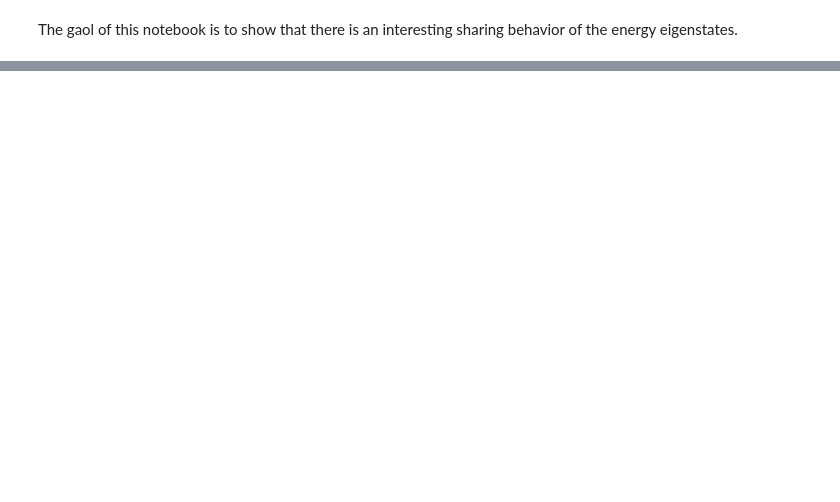
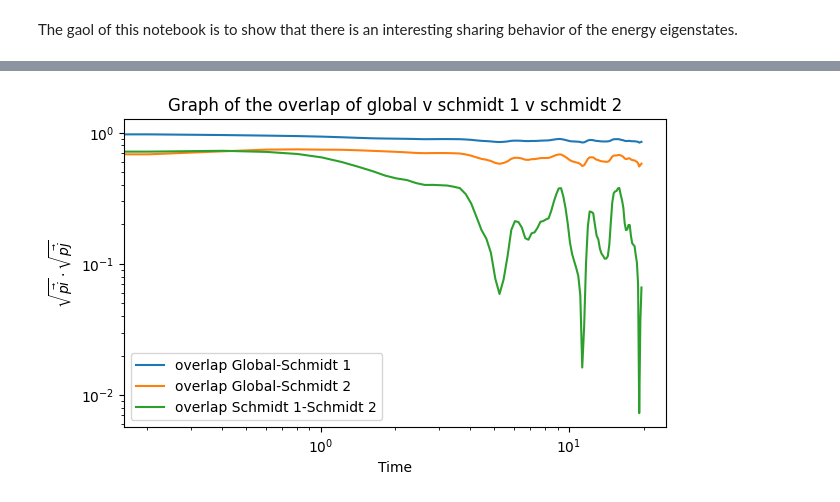
Before and after one commit to MarinAndreGirard/Quantum_Branching, a Jupyter notebook: Sharing.ipynb, the cells around one changed output, grey strips where cells are left out. Saved outputs shown, nothing was run; the diff lists cells and outputs as text; code cells hidden in the pictures; blank space fills up the shorter version.

```diff
--- a/Sharing.ipynb
+++ b/Sharing.ipynb
@@ -59,0 +101,4 @@ f'Gifs/zoomed_distrib_schmidt1_2_over_energy_spectrum_EI_{EI}_w_{w}_env_NA_d1_{d
+# %%
+plot_p_overlap_graph(tlist,result,H_total,w,Int_strength,True)
+# %% [output]
+[figure, added]
```
Also changed, not shown: parts of 10 cells of this notebook, 9 other files.
